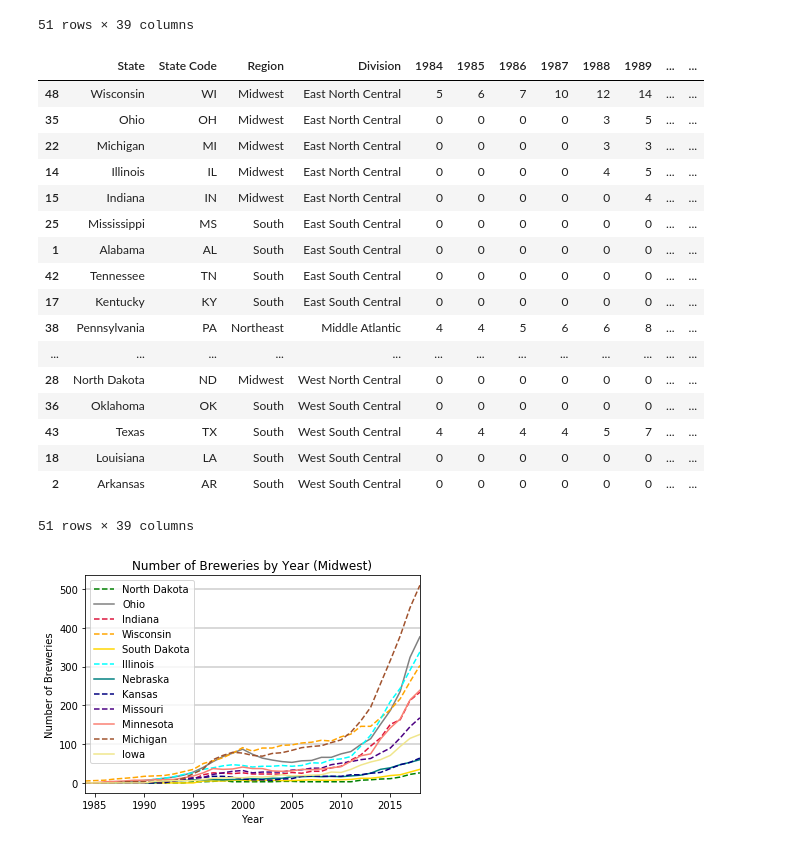
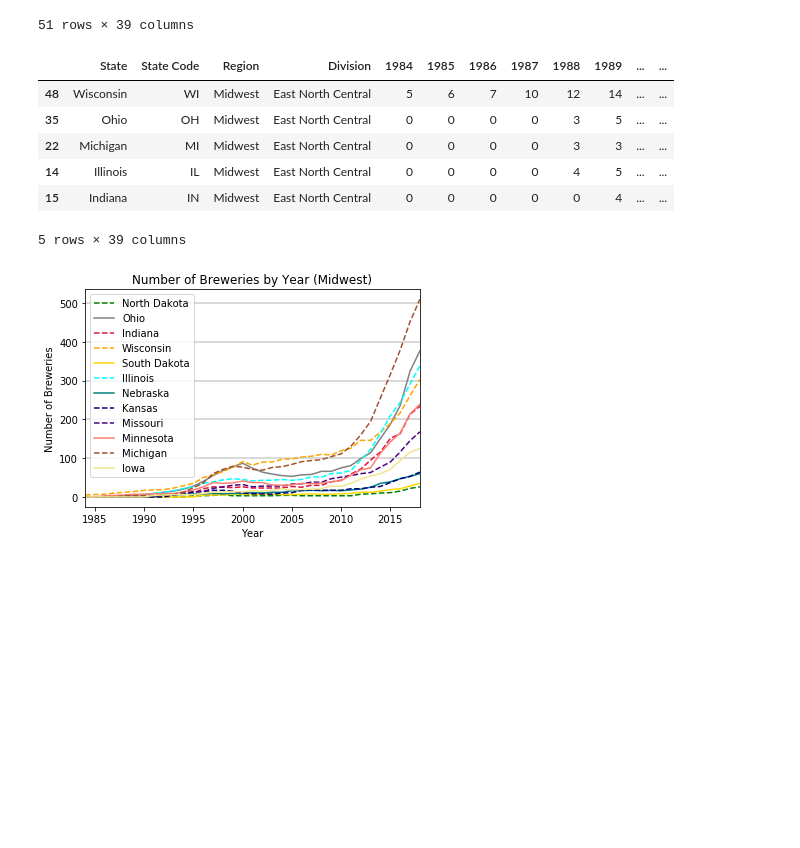
Before and after one commit to akhilliker/Project_1_Team_2, a Jupyter notebook: MAIN PROJECT FOLDER/Main_Notebook.ipynb, the cells around one changed output. Drawn from its saved outputs; the diff is of its cells as text; code cells hidden in the pictures; blank space fills up the shorter version.

```diff
--- a/MAIN PROJECT FOLDER/Main_Notebook.ipynb
+++ b/MAIN PROJECT FOLDER/Main_Notebook.ipynb
@@ -255,28 +257,17 @@ region_df # Midwest (12), Northeast (9), South (17), West (13)
 # %%
 #Sort data by Division
 division_df = brew_ct_df.sort_values("Division")
-division_df
+division_df.head()
 # Divisions are: East North Central (5), East South Central (4), Middle Atlantic (3), Mountain (8),
 # New England (6), Pacific (5), South Atlantic (9), West North Central (7), West South Central (4)
 # %% [output]
 |  | State | State Code | Region | Division | 1984 | 1985 | 1986 | 1987 | 1988 | 1989 | ... | ... |
 | 48 | Wisconsin | WI | Midwest | East North Central | 5 | 6 | 7 | 10 | 12 | 14 | ... | ... |
 | 35 | Ohio | OH | Midwest | East North Central | 0 | 0 | 0 | 0 | 3 | 5 | ... | ... |
 | 22 | Michigan | MI | Midwest | East North Central | 0 | 0 | 0 | 0 | 3 | 3 | ... | ... |
 | 14 | Illinois | IL | Midwest | East North Central | 0 | 0 | 0 | 0 | 4 | 5 | ... | ... |
 | 15 | Indiana | IN | Midwest | East North Central | 0 | 0 | 0 | 0 | 0 | 4 | ... | ... |
-| 25 | Mississippi | MS | South | East South Central | 0 | 0 | 0 | 0 | 0 | 0 | ... | ... |
-| 1 | Alabama | AL | South | East South Central | 0 | 0 | 0 | 0 | 0 | 0 | ... | ... |
-| 42 | Tennessee | TN | South | East South Central | 0 | 0 | 0 | 0 | 0 | 0 | ... | ... |
-| 17 | Kentucky | KY | South | East South Central | 0 | 0 | 0 | 0 | 0 | 0 | ... | ... |
-| 38 | Pennsylvania | PA | Northeast | Middle Atlantic | 4 | 4 | 5 | 6 | 6 | 8 | ... | ... |
-| ... | ... | ... | ... | ... | ... | ... | ... | ... | ... | ... | ... | ... |
-| 28 | North Dakota | ND | Midwest | West North Central | 0 | 0 | 0 | 0 | 0 | 0 | ... | ... |
-| 36 | Oklahoma | OK | South | West South Central | 0 | 0 | 0 | 0 | 0 | 0 | ... | ... |
-| 43 | Texas | TX | South | West South Central | 4 | 4 | 4 | 4 | 5 | 7 | ... | ... |
-| 18 | Louisiana | LA | South | West South Central | 0 | 0 | 0 | 0 | 0 | 0 | ... | ... |
-| 2 | Arkansas | AR | South | West South Central | 0 | 0 | 0 | 0 | 0 | 0 | ... | ... |
-51 rows × 39 columns
+5 rows × 39 columns
 # %%
 #use for loop to generate a list of year covered in the table; these will be the reference for the x axis labels
 iyear = 1984
```
Also changed, not shown: parts of 7 cells of this notebook, 12 other files.
